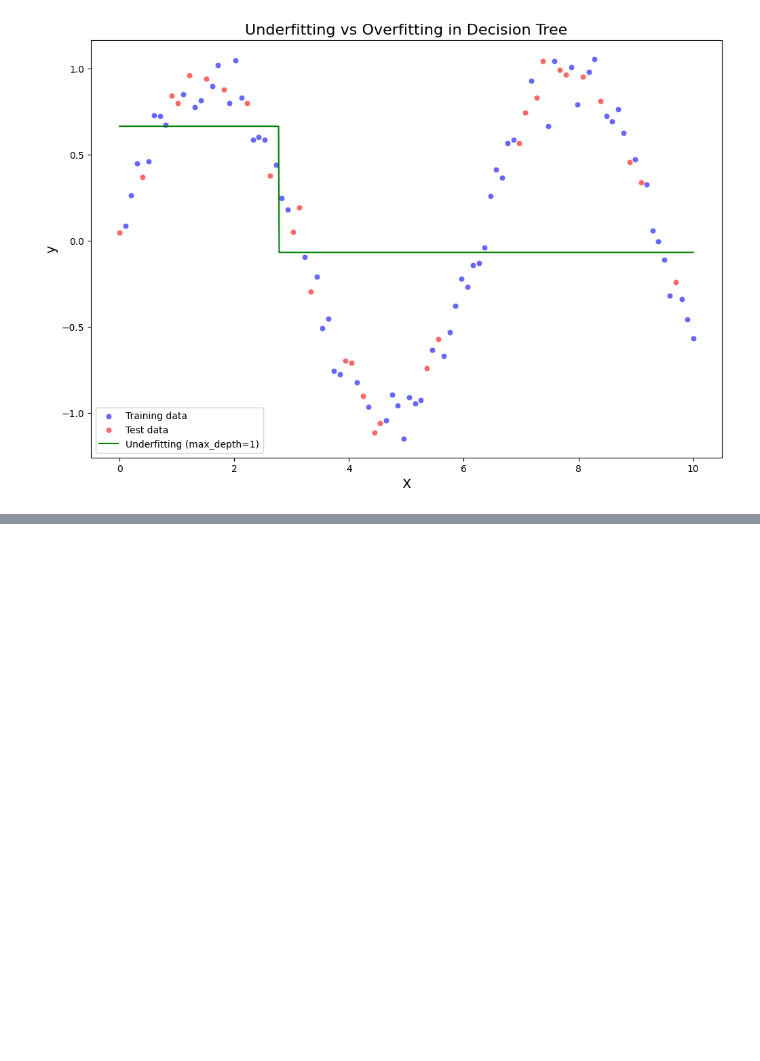
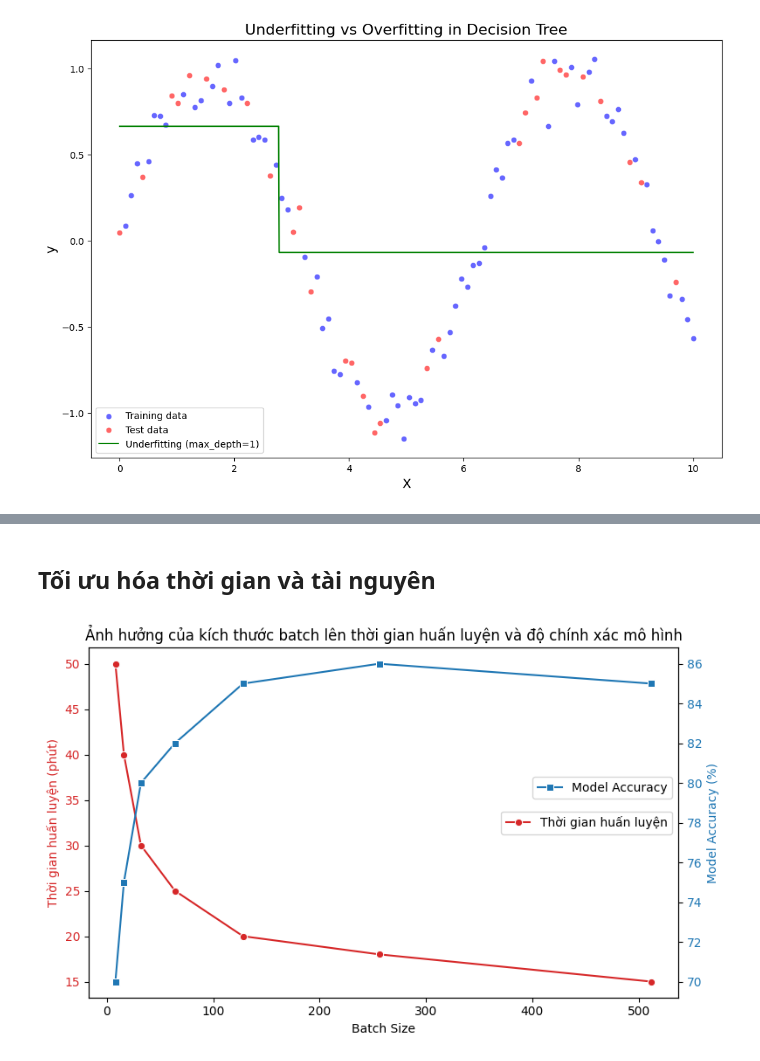
Before and after one commit to datasciencedances/datasciecedances_notebooks, a Jupyter notebook: notebooks/hyperparameter_tune.ipynb, the cells around one changed output, grey strips where cells are left out. Cells and saved outputs as stored; diff of their text form; code cells hidden in the pictures; blank space fills up the shorter version.

```diff
--- a/notebooks/hyperparameter_tune.ipynb
+++ b/notebooks/hyperparameter_tune.ipynb
@@ -99,0 +102,38 @@ plt.show()
+# %% [markdown]
+## Tối ưu hóa thời gian và tài nguyên
+# %%
+# Re-import libraries since execution state was reset
+import numpy as np
+import matplotlib.pyplot as plt
+import seaborn as sns
+
+# Dữ liệu minh họa về thời gian huấn luyện và hiệu suất mô hình
+batch_sizes = np.array([8, 16, 32, 64, 128, 256, 512])
+training_time = np.array([50, 40, 30, 25, 20, 18, 15])  # Giả lập thời gian huấn luyện (phút)
+model_accuracy = np.array([70, 75, 80, 82, 85, 86, 85])  # Giả lập độ chính xác (%)
+
+# Vẽ biểu đồ
+fig, ax1 = plt.subplots(figsize=(8, 5))
+
+# Vẽ thời gian huấn luyện
+color = 'tab:red'
+ax1.set_xlabel('Batch Size')
+ax1.set_ylabel('Thời gian huấn luyện (phút)', color=color)
+sns.lineplot(x=batch_sizes, y=training_time, marker='o', color=color, label="Thời gian huấn luyện", ax=ax1)
+ax1.tick_params(axis='y', labelcolor=color)
+plt.legend(loc='center right', bbox_to_anchor=(1.0, 0.5))
+
+# Vẽ hiệu suất mô hình trên cùng một biểu đồ
+ax2 = ax1.twinx()
+color = 'tab:blue'
+ax2.set_ylabel('Model Accuracy (%)', color=color)
+sns.lineplot(x=batch_sizes, y=model_accuracy, marker='s', color=color, label="Model Accuracy", ax=ax2)
+ax2.tick_params(axis='y', labelcolor=color)
+
+# Tiêu đề
+plt.title("Ảnh hưởng của kích thước batch lên thời gian huấn luyện và độ chính xác mô hình")
+fig.tight_layout()
+plt.legend(loc='center right', bbox_to_anchor=(1.0, 0.6))
+plt.show()
+# %% [output]
+[figure, added]
```
Also changed, not shown: parts of 2 cells of this notebook.
